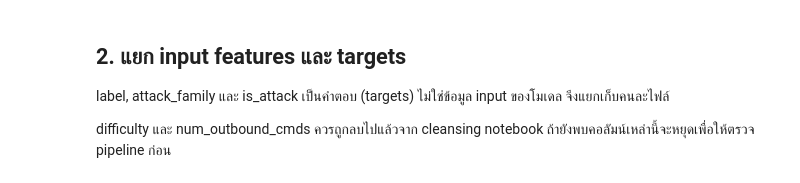
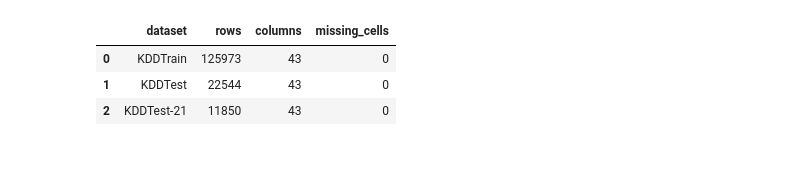
Before and after one commit to kokonj456-dotcom/CSI-ML-Network-Traffic-Detection, a Jupyter notebook: data-pipeline/nsl_feature_engineering.ipynb, the cells around one changed output. Saved outputs shown, nothing was run; the diff lists cells and outputs as text; code cells hidden in the pictures; blank space fills up the shorter version.

```diff
--- a/data-pipeline/nsl_feature_engineering.ipynb
+++ b/data-pipeline/nsl_feature_engineering.ipynb
@@ -29,44 +27,51 @@ pd.set_option("display.float_format", lambda value: f"{value:,.4f}")
 # %%
-CLEAN_DIR = Path("output/NSL-KDD")
-OUTPUT_DIR = CLEAN_DIR / "feature_engineered"
+def find_project_root(start: Path) -> Path:
+    start = start.resolve()
+    for candidate in (start, *start.parents):
+        if (candidate / "dataset" / "download_nsl_dataset.py").is_file() and (candidate / "data-pipeline").is_dir():
+            return candidate
+    raise FileNotFoundError("Could not locate the CSI_ML_Final project root from the current working directory.")
+
+PROJECT_ROOT = find_project_root(Path.cwd())
+PIPELINE_OUTPUT_DIR = PROJECT_ROOT / "data-pipeline" / "output" / "NSL-KDD"
+CLEAN_DIR = PIPELINE_OUTPUT_DIR / "clean"
+OUTPUT_DIR = PIPELINE_OUTPUT_DIR / "feature_engineered"
 OUTPUT_DIR.mkdir(parents=True, exist_ok=True)
 
 DATA_FILES = {
     "KDDTrain": CLEAN_DIR / "KDDTrain_clean.csv",
     "KDDTest": CLEAN_DIR / "KDDTest_clean.csv",
     "KDDTest-21": CLEAN_DIR / "KDDTest-21_clean.csv",
 }
 
 for dataset_name, path in DATA_FILES.items():
     if not path.exists():
         raise FileNotFoundError(
             f"ไม่พบ {dataset_name}: {path.resolve()} "
             "กรุณารัน nsl_cleansing.ipynb ก่อน"
         )
 
 datasets = {name: pd.read_csv(path) for name, path in DATA_FILES.items()}
 
 categorical_cols = ["protocol_type", "service", "flag"]
 target_cols = ["label", "attack_family", "is_attack"]
 
 for frame in datasets.values():
-    for col in categorical_cols + ["label"]:
+    for col in categorical_cols + ["label", "attack_family"]:
         frame[col] = frame[col].astype("string").str.strip().str.lower()
-    frame["attack_family"] = frame["attack_family"].astype("string").str.strip()
 
 summary = pd.DataFrame([
     {
         "dataset": name,
         "rows": len(frame),
         "columns": frame.shape[1],
         "missing_cells": int(frame.isna().sum().sum()),
     }
     for name, frame in datasets.items()
 ])
 display(summary)
+# %% [output]
+|  | dataset | rows | columns | missing_cells |
+| 0 | KDDTrain | 125973 | 43 | 0 |
+| 1 | KDDTest | 22544 | 43 | 0 |
+| 2 | KDDTest-21 | 11850 | 43 | 0 |
-# %% [markdown]
-## 2. แยก input features และ targets
-
-label, attack_family และ is_attack เป็นคำตอบ (targets) ไม่ใช่ข้อมูล input ของโมเดล จึงแยกเก็บคนละไฟล์
-
-difficulty และ num_outbound_cmds ควรถูกลบไปแล้วจาก cleansing notebook ถ้ายังพบคอลัมน์เหล่านี้จะหยุดเพื่อให้ตรวจ pipeline ก่อน
```
Also changed, not shown: parts of 32 cells of this notebook, 15 other files.
